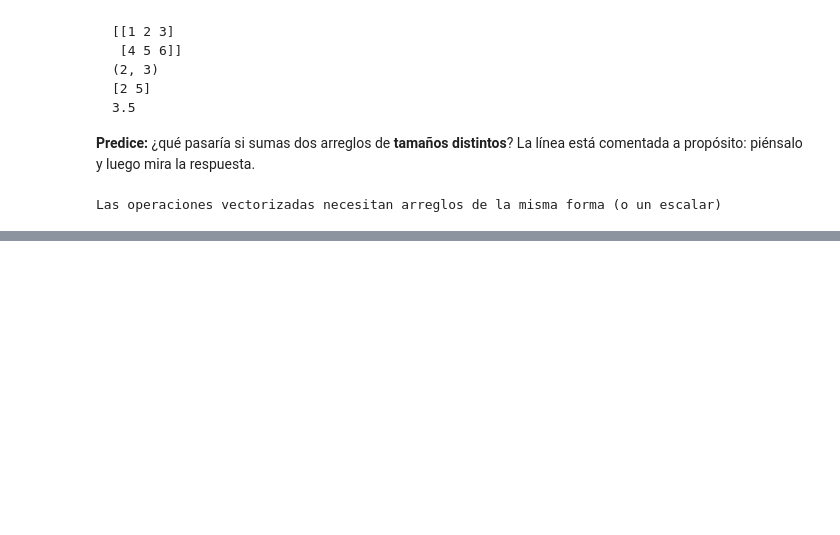
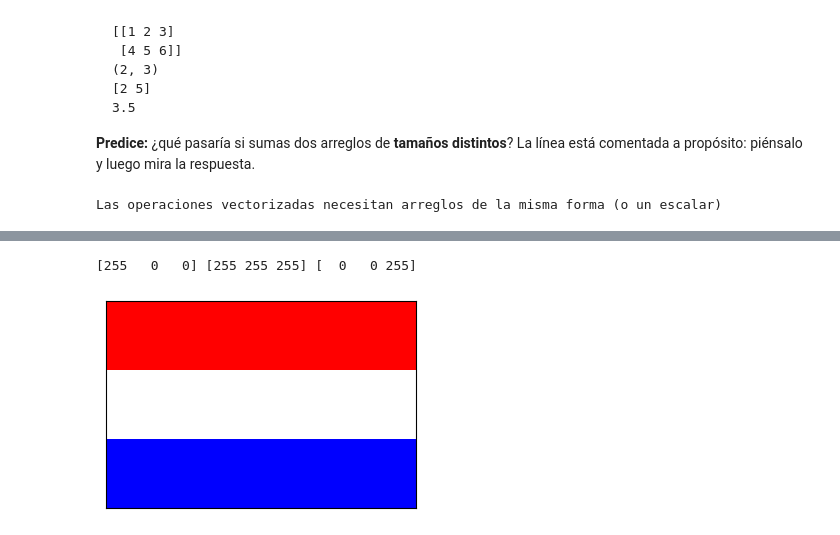
Before and after one commit to devomh/comp3005-2026, a Jupyter notebook: u03_scientific_computing/l20_lab_numpy.ipynb, the cells around one changed output, grey strips where cells are left out. Cells and saved outputs as stored; diff of their text form; code cells hidden in the pictures; blank space fills up the shorter version.

```diff
--- a/u03_scientific_computing/l20_lab_numpy.ipynb
+++ b/u03_scientific_computing/l20_lab_numpy.ipynb
@@ -160,0 +212,10 @@ Un microscopio contó las células de cinco muestras: `120, 135, 98, 142, 110`.
+# %%
+bandera[:20] = [255, 0, 0]          # filas 0-19: rojo
+bandera[20:40] = [255, 255, 255]    # filas 20-39: blanco
+bandera[40:] = [0, 0, 255]          # filas 40-59: azul
+
+print(bandera[0, 0], bandera[30, 45], bandera[59, 89])
+mostrar(bandera)
+# %% [output]
+[255   0   0] [255 255 255] [  0   0 255]
+[figure, added]
```
Also changed, not shown: parts of 32 cells of this notebook, 1 other file.
